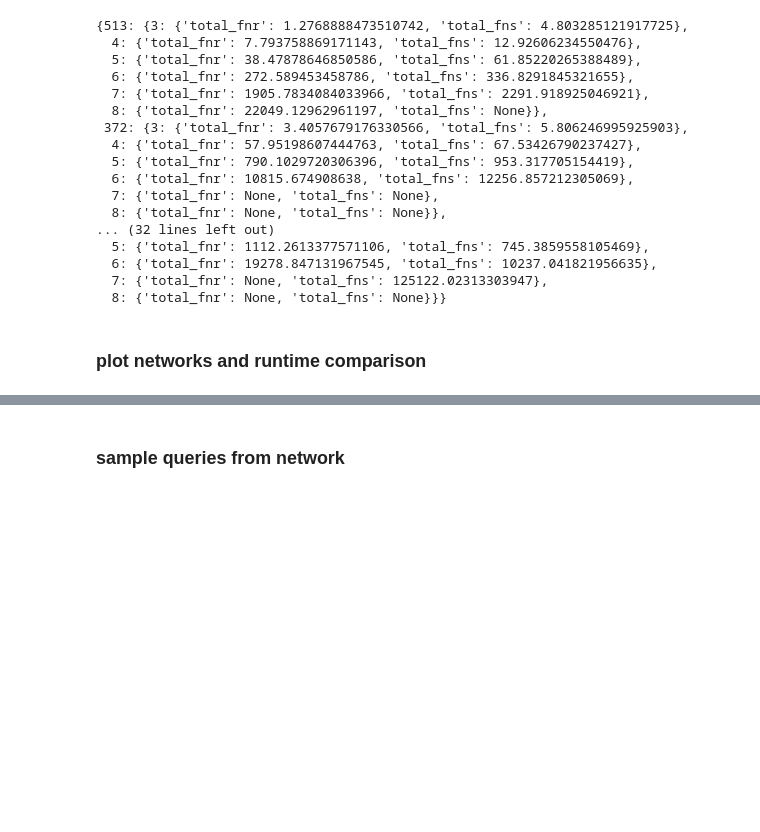
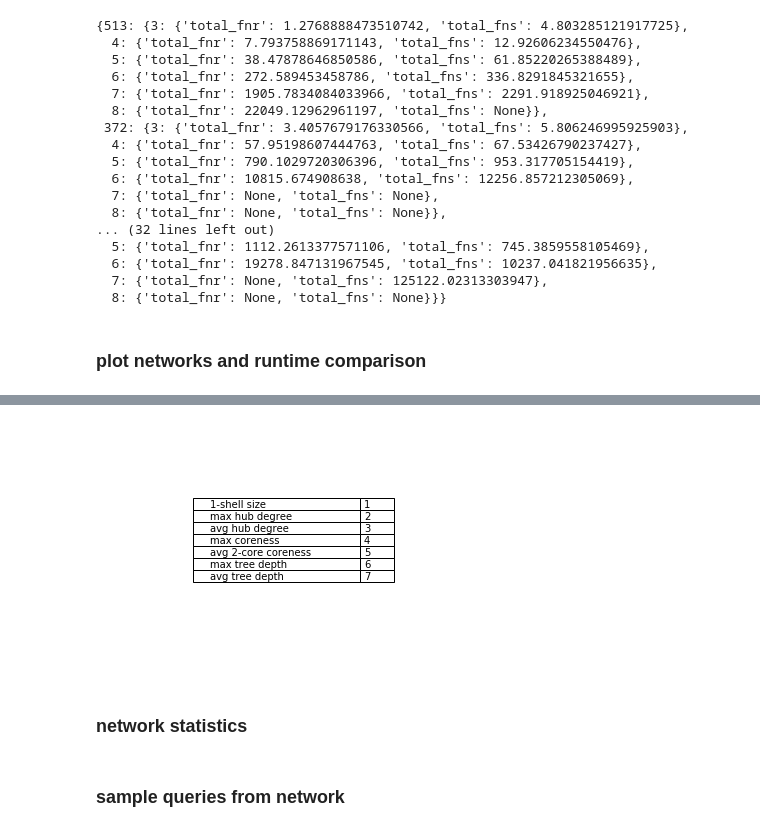
Before and after one commit to ta-rekt/motif-discovery, a Jupyter notebook: src/speed_tests.ipynb, the cells around one changed output, grey strips where cells are left out. Drawn from its saved outputs; the diff is of its cells as text; code cells hidden in the pictures; blank space fills up the shorter version.

Commit message:
finished main plot

```diff
--- a/src/speed_tests.ipynb
+++ b/src/speed_tests.ipynb
@@ -392,8 +376,6 @@ runtimes
   8: {'total_fnr': None, 'total_fns': None}}}
 # %% [markdown]
 ### plot networks and runtime comparison
-# %%
-indices_smallSelection = [513, 372, 471, 503, 26, 254, 4, 33]
 # %%
 from matplotlib.ticker import MaxNLocator
 
@@ -446,2 +551,28 @@ fig1.set_size_inches(16, 20)
 # %%
 fig1.savefig("runtime_comparison_8sample.pdf", bbox_inches='tight')
+# %%
+fig1, f1_axes = plt.subplots(1,1)
+ax = f1_axes
+
+names = ['1-shell size',
+         'max hub degree',
+         'avg hub degree',
+         'max coreness',
+         'avg 2-core coreness',
+         'max tree depth',
+         'avg tree depth']
+
+values = [1, 2, 3, 4, 5, 6, 7]
+
+dat = [(names[i], values[i]) for i in range(len(names))]
+
+ax.table(cellText=dat, loc='center
+         ')
+ax.axis('tight')
+ax.axis('off')
+
+plt.show()
+# %% [output]
+[figure, added]
+# %% [markdown]
+### network statistics
```
Also changed, not shown: parts of 6 cells of this notebook, 9 other files.
